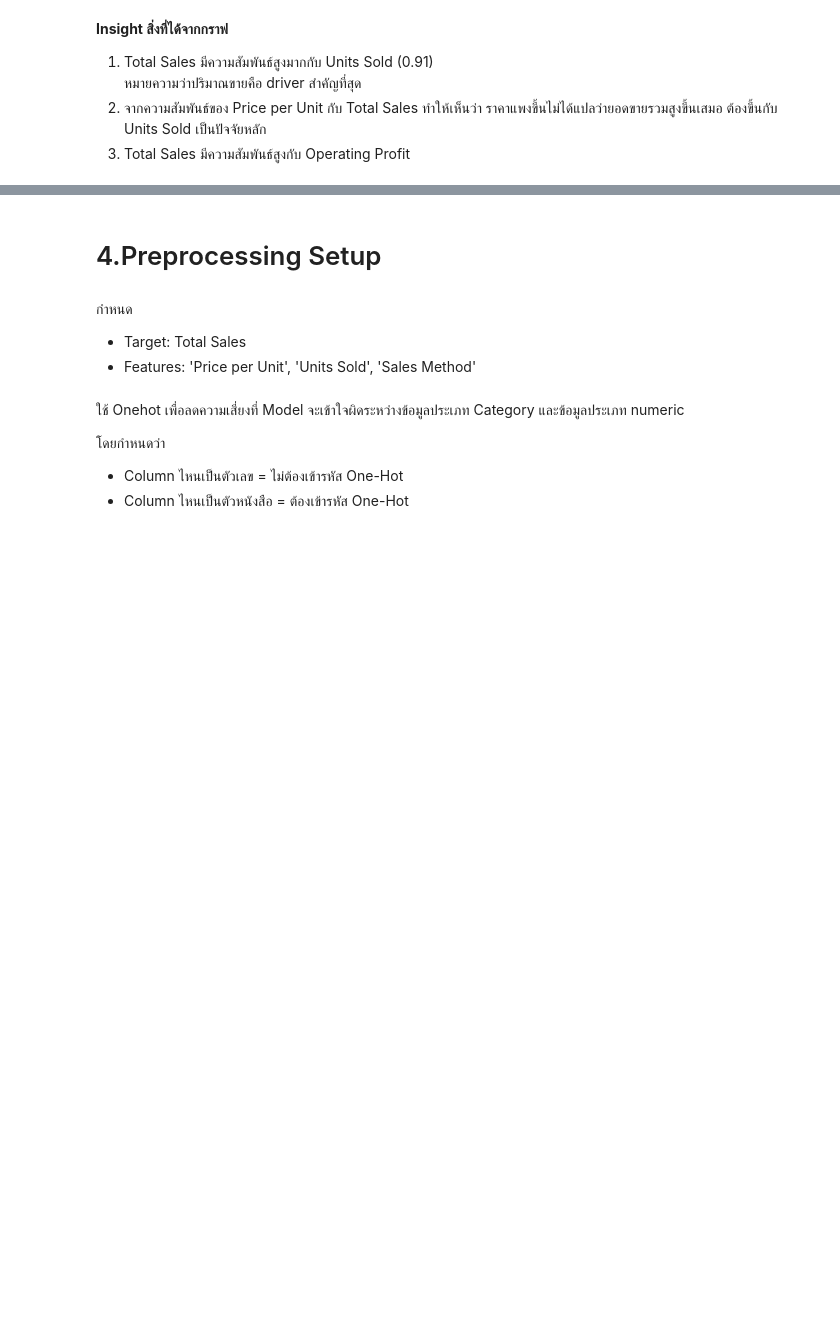
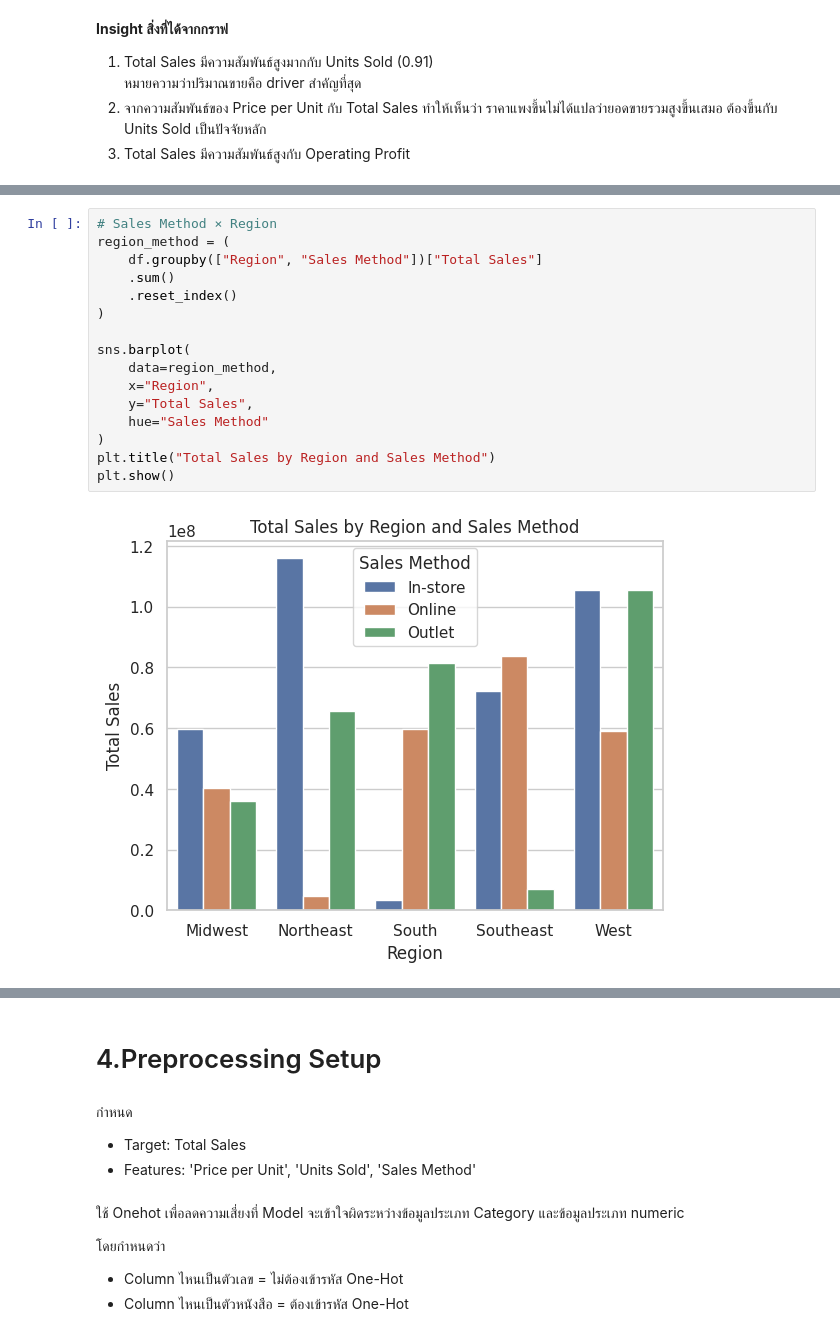
Before and after one commit to sarutah/Final_Project_Ds514-515, a Jupyter notebook: Project514_515_2_.ipynb, the cells around one changed output, grey strips where cells are left out. Saved outputs shown, nothing was run; the diff lists cells and outputs as text; blank space fills up the shorter version.

```diff
--- a/Project514_515_2_.ipynb
+++ b/Project514_515_2_.ipynb
@@ -168,0 +193,18 @@ plt.show()
+# %%
+# Sales Method × Region
+region_method = (
+    df.groupby(["Region", "Sales Method"])["Total Sales"]
+    .sum()
+    .reset_index()
+)
+
+sns.barplot(
+    data=region_method,
+    x="Region",
+    y="Total Sales",
+    hue="Sales Method"
+)
+plt.title("Total Sales by Region and Sales Method")
+plt.show()
+# %% [output]
+[figure, added]
```
Also changed, not shown: parts of 20 cells of this notebook.
